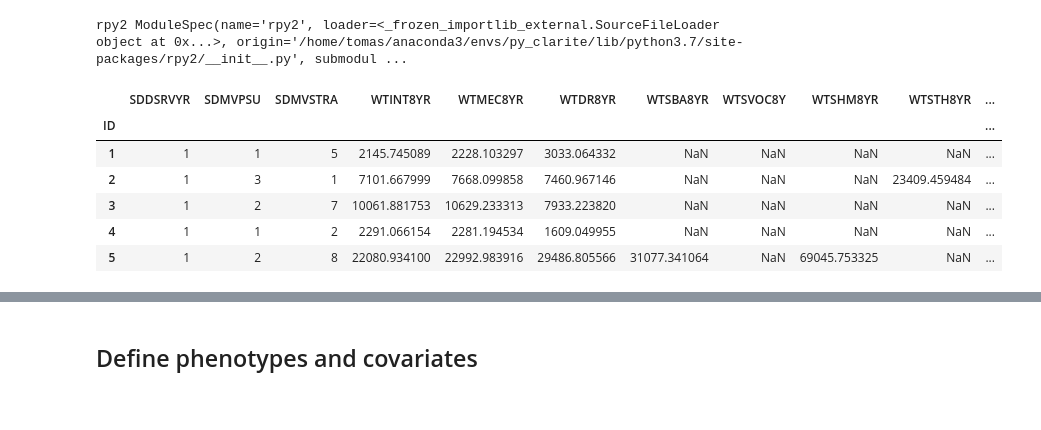
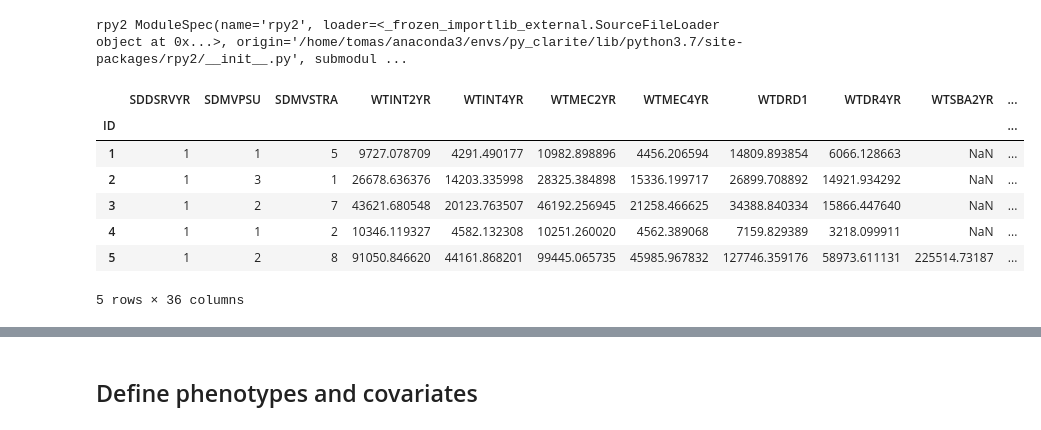
Before and after one commit to tomszar/PheEWAS_sexdiff, a Jupyter notebook: Code/02_QC.ipynb, the cells around one changed output, grey strips where cells are left out. Drawn from its saved outputs; the diff is of its cells as text; code cells hidden in the pictures.

```diff
--- a/Code/02_QC.ipynb
+++ b/Code/02_QC.ipynb
@@ -26,15 +26,16 @@ var_description = pd.read_csv('VarDescription.csv')\
 var_descr_dict = var_description['var_desc'].to_dict()
 # %%
 os.chdir(datapath)
-survey_design = pd.read_csv("weights_8yr.csv", sep=",")\
+survey_design_discovery = pd.read_csv("weights_discovery.txt", sep="\t")\
                             .rename(columns={'SEQN':'ID'})\
                             .set_index("ID")
-survey_design.head()
+survey_design_discovery.head()
 # %% [output]
-|  | SDDSRVYR | SDMVPSU | SDMVSTRA | WTINT8YR | WTMEC8YR | WTDR8YR | WTSBA8YR | WTSVOC8Y | WTSHM8YR | WTSTH8YR | ... |
+|  | SDDSRVYR | SDMVPSU | SDMVSTRA | WTINT2YR | WTINT4YR | WTMEC2YR | WTMEC4YR | WTDRD1 | WTDR4YR | WTSBA2YR | ... |
 | ID |  |  |  |  |  |  |  |  |  |  | ... |
-| 1 | 1 | 1 | 5 | 2145.745089 | 2228.103297 | 3033.064332 | NaN | NaN | NaN | NaN | ... |
-| 2 | 1 | 3 | 1 | 7101.667999 | 7668.099858 | 7460.967146 | NaN | NaN | NaN | 23409.459484 | ... |
-| 3 | 1 | 2 | 7 | 10061.881753 | 10629.233313 | 7933.223820 | NaN | NaN | NaN | NaN | ... |
-| 4 | 1 | 1 | 2 | 2291.066154 | 2281.194534 | 1609.049955 | NaN | NaN | NaN | NaN | ... |
-| 5 | 1 | 2 | 8 | 22080.934100 | 22992.983916 | 29486.805566 | 31077.341064 | NaN | 69045.753325 | NaN | ... |
+| 1 | 1 | 1 | 5 | 9727.078709 | 4291.490177 | 10982.898896 | 4456.206594 | 14809.893854 | 6066.128663 | NaN | ... |
+| 2 | 1 | 3 | 1 | 26678.636376 | 14203.335998 | 28325.384898 | 15336.199717 | 26899.708892 | 14921.934292 | NaN | ... |
+| 3 | 1 | 2 | 7 | 43621.680548 | 20123.763507 | 46192.256945 | 21258.466625 | 34388.840334 | 15866.447640 | NaN | ... |
+| 4 | 1 | 1 | 2 | 10346.119327 | 4582.132308 | 10251.260020 | 4562.389068 | 7159.829389 | 3218.099911 | NaN | ... |
+| 5 | 1 | 2 | 8 | 91050.846620 | 44161.868201 | 99445.065735 | 45985.967832 | 127746.359176 | 58973.611131 | 225514.73187 | ... |
+5 rows × 36 columns
```
Also changed, not shown: parts of 69 cells of this notebook.
